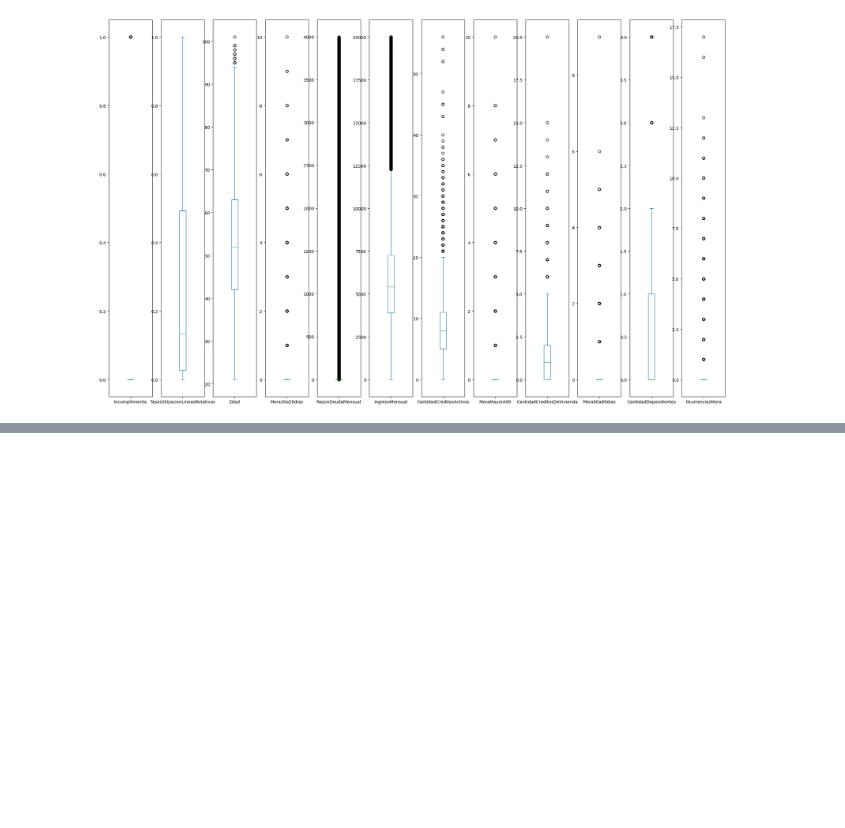
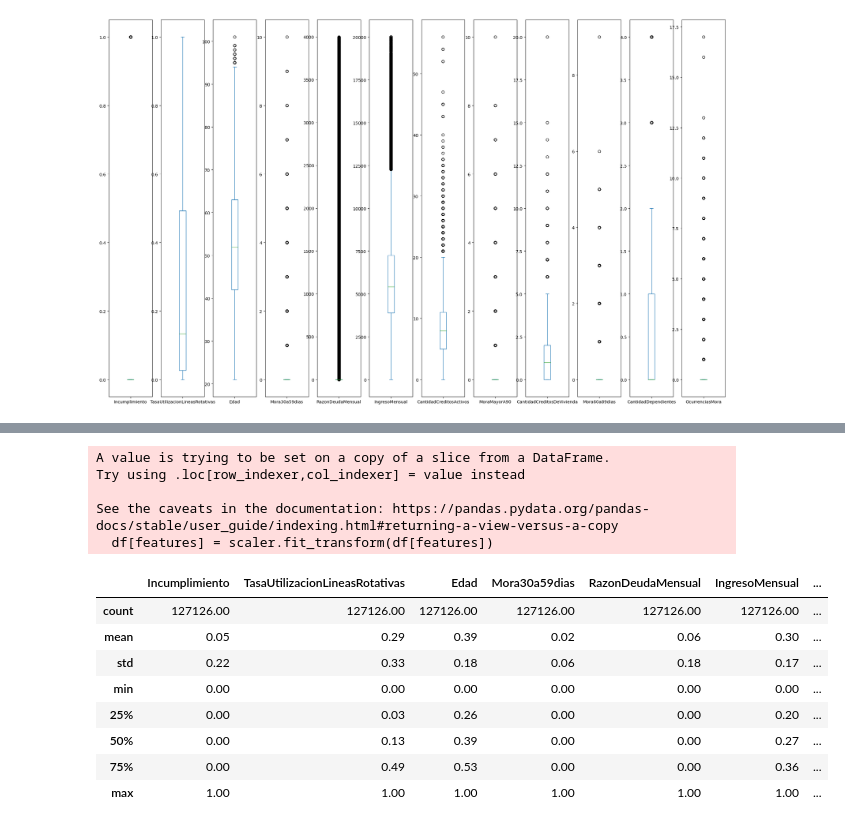
Before and after one commit to 00Fede/givemesomecredit, a Jupyter notebook: Preprocessing.ipynb, the cells around one changed output, grey strips where cells are left out. Drawn from its saved outputs; the diff is of its cells as text; code cells hidden in the pictures; blank space fills up the shorter version.

```diff
--- a/Preprocessing.ipynb
+++ b/Preprocessing.ipynb
@@ -676,3 +697,24 @@ df.describe()
+# %%
+# normalize data
+scaler = MinMaxScaler()
+df[features] = scaler.fit_transform(df[features])
+
+df.describe()
+# %% [output]
+A value is trying to be set on a copy of a slice from a DataFrame.
+Try using .loc[row_indexer,col_indexer] = value instead
+
+See the caveats in the documentation: https://pandas.pydata.org/pandas-docs/stable/user_guide/indexing.html#returning-a-view-versus-a-copy
+  df[features] = scaler.fit_transform(df[features])
+|  | Incumplimiento | TasaUtilizacionLineasRotativas | Edad | Mora30a59dias | RazonDeudaMensual | IngresoMensual | ... |
+| count | 127126.00 | 127126.00 | 127126.00 | 127126.00 | 127126.00 | 127126.00 | ... |
+| mean | 0.05 | 0.29 | 0.39 | 0.02 | 0.06 | 0.30 | ... |
+| std | 0.22 | 0.33 | 0.18 | 0.06 | 0.18 | 0.17 | ... |
+| min | 0.00 | 0.00 | 0.00 | 0.00 | 0.00 | 0.00 | ... |
+| 25% | 0.00 | 0.03 | 0.26 | 0.00 | 0.00 | 0.20 | ... |
+| 50% | 0.00 | 0.13 | 0.39 | 0.00 | 0.00 | 0.27 | ... |
+| 75% | 0.00 | 0.49 | 0.53 | 0.00 | 0.00 | 0.36 | ... |
+| max | 1.00 | 1.00 | 1.00 | 1.00 | 1.00 | 1.00 | ... |
 # %%
 # Exportar df a csv
 nombre_archivo = 'data/Preprocessed.csv'
```
Also changed, not shown: parts of 21 cells of this notebook.
